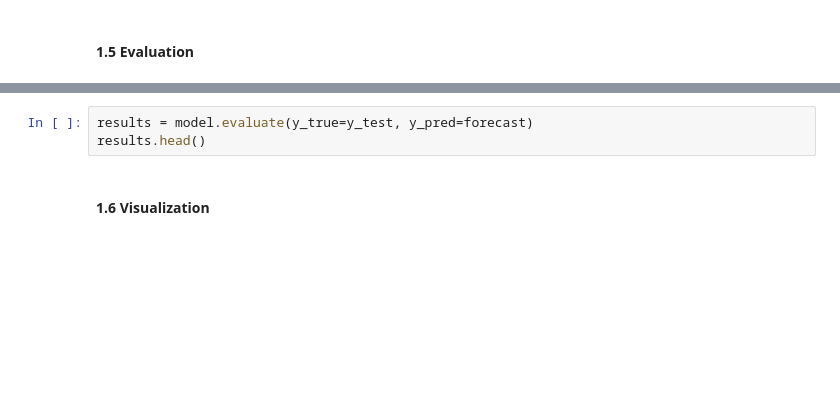
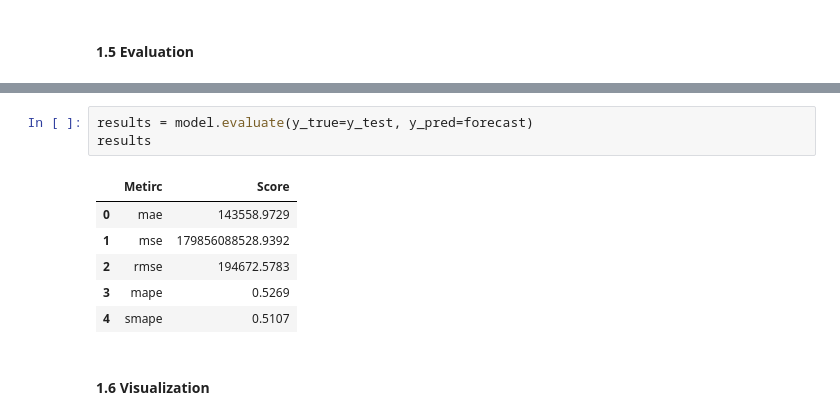
Before and after one commit to DataCanvasIO/HyperTS, a Jupyter notebook: examples/02_quick_start.ipynb, the cells around one changed output, grey strips where cells are left out. Drawn from its saved outputs; the diff is of its cells as text; blank space fills up the shorter version.

```diff
--- a/examples/02_quick_start.ipynb
+++ b/examples/02_quick_start.ipynb
@@ -33,5 +96,12 @@ forecast.head()
 # %%
 results = model.evaluate(y_true=y_test, y_pred=forecast)
-results.head()
+results
+# %% [output]
+|  | Metirc | Score |
+| 0 | mae | 143558.9729 |
+| 1 | mse | 179856088528.9392 |
+| 2 | rmse | 194672.5783 |
+| 3 | mape | 0.5269 |
+| 4 | smape | 0.5107 |
 # %% [markdown]
 #### 1.6 Visualization
```
Also changed, not shown: parts of 25 cells of this notebook, 7 other files.
